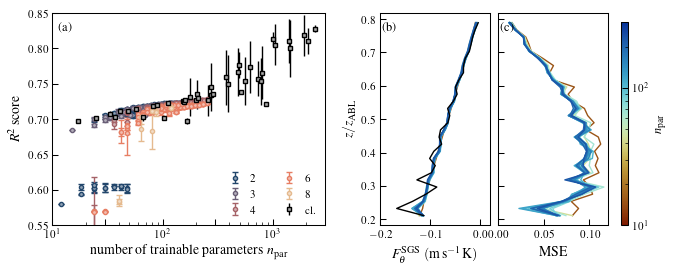
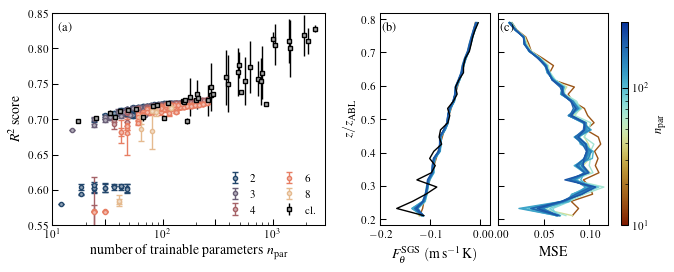
The notebook cell's code change between the first figure and the second:
--- before
+++ after
@@ -134,3 +134,4 @@
 fig.align_xlabels()
 fig.savefig("./figures/R2scores_three_panel.jpg")
+fig.savefig("./figures/R2scores_three_panel.pdf")
 fig.show()

Commit: tided classical NN folders, by removing some duplicates